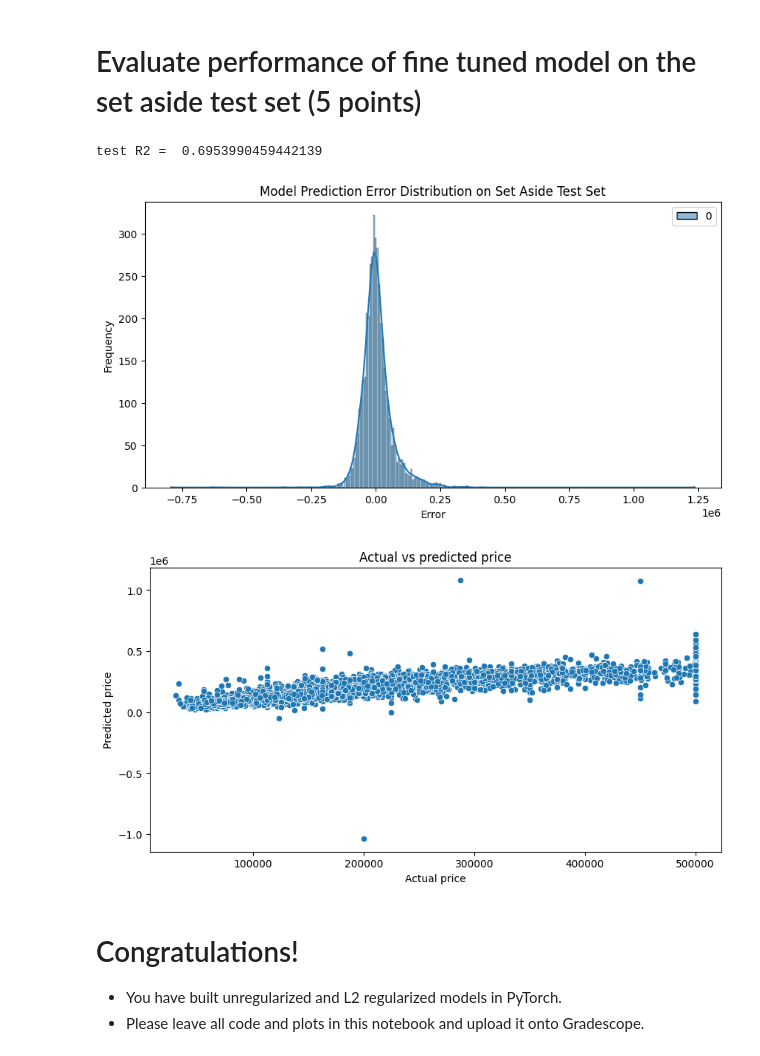
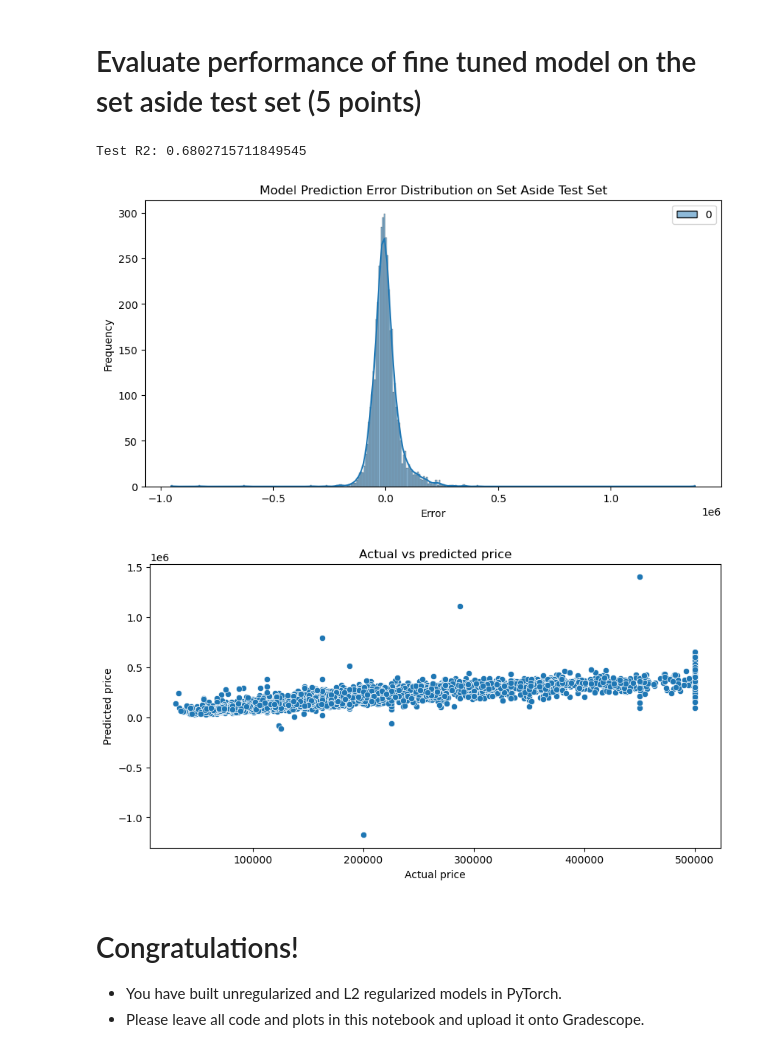
Before and after one commit to CalebSkinner1/Detecting-Presence-of-Brain-Aneurysms, a Jupyter notebook: Homework 1/hw1_linreg.ipynb, the cells around one changed output. Drawn from its saved outputs; the diff is of its cells as text; code cells hidden in the pictures.

```diff
--- a/Homework 1/hw1_linreg.ipynb
+++ b/Homework 1/hw1_linreg.ipynb
@@ -1573,19 +1651,30 @@ preprocessing.set_params(geo__n_clusters=best_params['n_clusters'])
 # START YOUR CODE HERE
 # run the preprocessing pipeline with the best cluster number (set for you above)
 # then do the basis function piepline to get Xpoly_df as before (7 lines)
+thousing_X_prep_arr = preprocessing.fit_transform(thousing_X)
+thousing_X_prep = pd.DataFrame(
+    thousing_X_prep_arr,
+    columns=preprocessing.get_feature_names_out())
 
-
+poly = PolynomialFeatures(degree=2, include_bias=False)
+poly_pipe = make_pipeline(poly, StandardScaler())
+Xpoly = poly_pipe.fit_transform(thousing_X_prep)
+Xpoly_df = pd.DataFrame(
+    Xpoly,
+    columns=poly.get_feature_names_out(thousing_X_prep.columns))
 # initialize the L2 model with the best lr and best wd (1 line)
-
-
+final_model = RegressionModelL2(Xpoly_df.shape[1], lr=lr, wd=wd)
 
 # train the model using the simple train_model function (1 line)
-
+final_model = train_model(Xpoly_df, thousing_y, final_model, num_epochs)
 
 # compute the prediction on the training set itself, and the error (2 lines)
+yhat_train = final_model(make_tensor(Xpoly_df.values))
+train_error = make_tensor(thousing_y.values[:, None]) - yhat_train
 
 # assess model quality using r2  on training set (1 line)
-
+train_r2 = r2_score(thousing_y.values, yhat_train.detach().numpy().reshape(-1))
+print("Train R2:", train_r2)
 
 # END YOUR CODE HERE
 # %% [output]
@@ -1598,30 +1687,40 @@ train R2 =  0.748324427090743
 # %%
 # START YOUR CODE HERE
 
 # preprocess the set aside dataset with the best preprocessing and basis function pipelines (3 lines)
 # compute prediction on test set and error, as well as r2 score (3 lines)
+strat_testX_prep = pd.DataFrame(preprocessing.transform(strat_testX),
+                                columns=preprocessing.get_feature_names_out())
+X_test_poly = poly_pipe.transform(strat_testX_prep)
+testX_poly_tensor = make_tensor(X_test_poly)
 
+strat_testy_tensor = make_tensor(strat_testy.values[:, None])
+yhat = final_model(testX_poly_tensor)
+error = strat_testy_tensor - yhat
+r2 = r2_score(strat_testy.values, yhat.detach().numpy().reshape(-1))
+
+print("Test R2:", r2)
 
 # END YOUR CODE HERE
 
 # adjust variable names below to be consistent with your variable names.
 plt.figure(figsize=(10,5))
 sns.histplot(error.detach().numpy(),kde=True)
 plt.xlabel('Error')
 plt.ylabel('Frequency')
 plt.title('Model Prediction Error Distribution on Set Aside Test Set')
 plt.show()
 
 plt.figure(figsize=(10,5))
 sns.scatterplot(x=strat_testy_tensor.detach().numpy()[:,0],y=yhat.detach().numpy()[:,0])
 plt.xlabel('Actual price')
 plt.ylabel('Predicted price')
 plt.title('Actual vs predicted price')
 plt.show()
 # %% [output]
-test R2 =  0.6953990459442139
+Test R2: 0.6802715711849545
-[figure, old version]
+[figure, new version]
-[figure, old version]
+[figure, new version]
 # %% [markdown]
 # Congratulations!
 - You have built unregularized and L2 regularized models in PyTorch.
```
Also changed, not shown: parts of 16 cells of this notebook.
